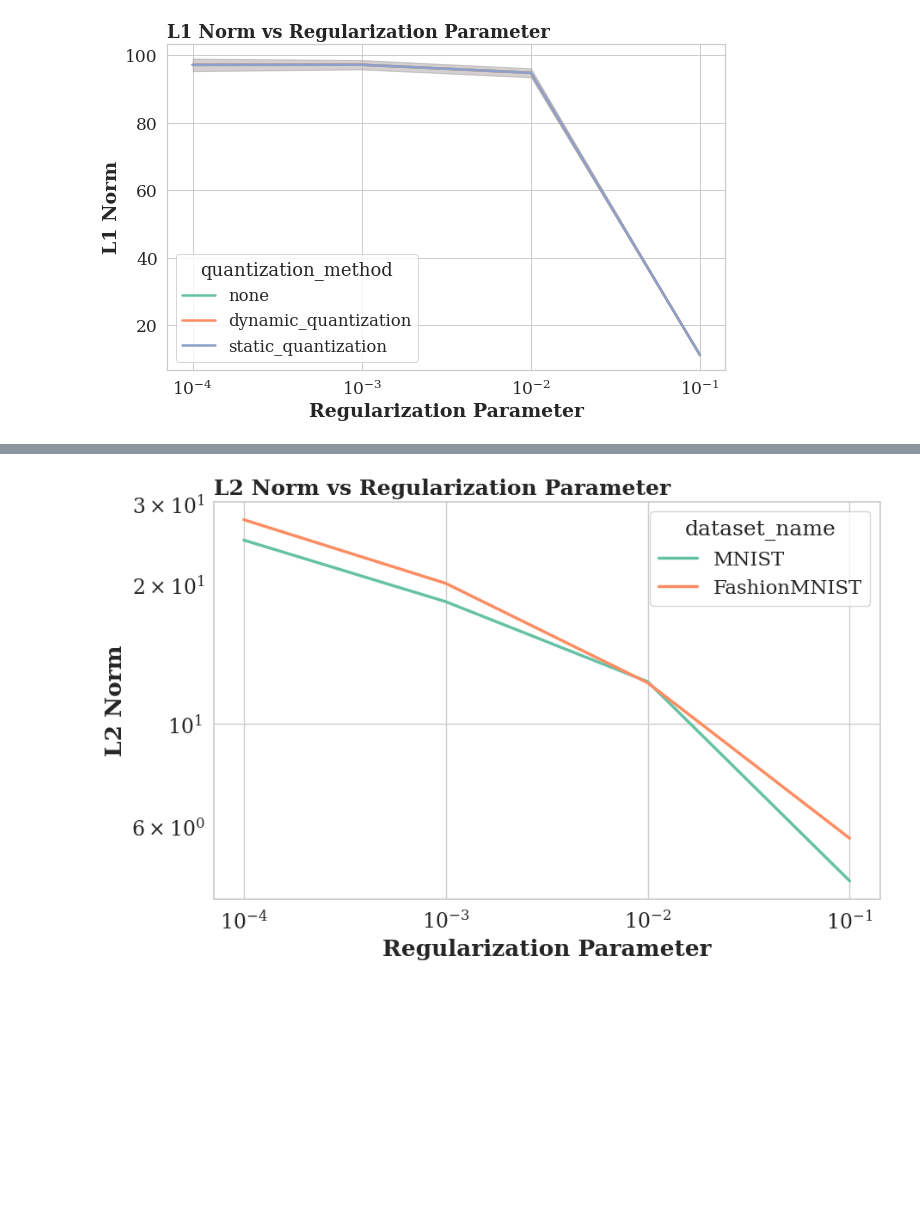
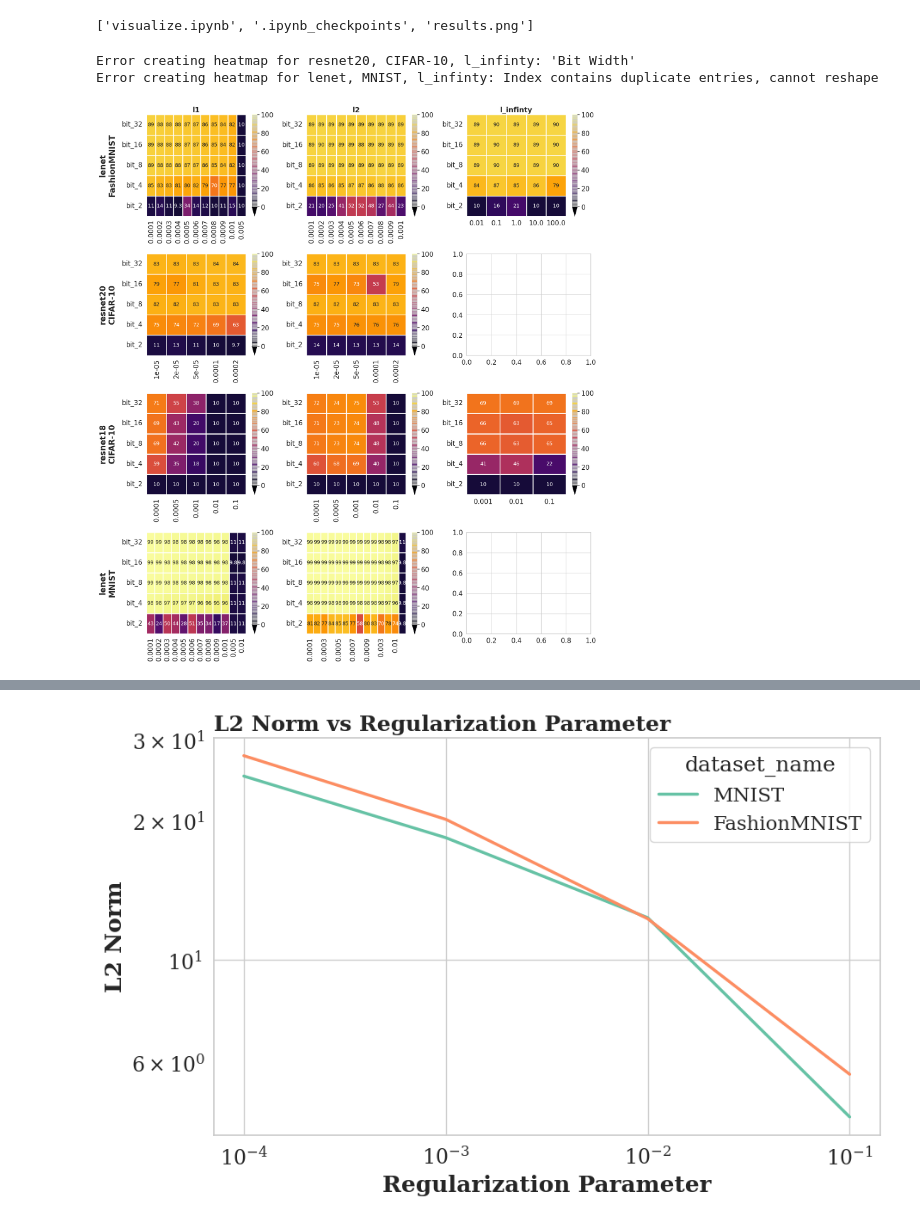
Before and after one commit to ishapira1/TinyML-RegulizationAndQuantization, a Jupyter notebook: notebooks/visualize.ipynb, the cells around one changed output, grey strips where cells are left out. Drawn from its saved outputs; the diff is of its cells as text; code cells hidden in the pictures; blank space fills up the shorter version.

Commit message:
new notebook, plots

```diff
--- a/notebooks/visualize.ipynb
+++ b/notebooks/visualize.ipynb
@@ -54,16 +24,4 @@ filtered_df
-# %%
-plt.figure(figsize=(10, 6))
-plot = sns.lineplot(
-    data=filtered_df[(filtered_df.regularization == 'l2') & (filtered_df.dataset_name == "MNIST")],
-    x='regularization_param',
-    y='train_accuracy',
-    hue='quantization_method',
-)
-plot.set_title('L1 Norm vs Regularization Parameter', fontweight='bold', loc='left')
-plot.set_xlabel('Regularization Parameter', fontweight='bold')
-plot.set_ylabel('L1 Norm', fontweight='bold')
-plt.xscale('log')
-# plt.yscale('log')
-plt.show()
-# %% [output]
-[figure, removed]
+# %%
+os.listdir("./")
+# %% [output]
+['visualize.ipynb', '.ipynb_checkpoints', 'results.png']
@@ -69,0 +70,60 @@ plt.show()
+# %%
+def plot_heatmap(ax, pivot_table, regularization, metric, set_ylabel, model_name='', dataset_name=''):
+    cbar_kws = {"orientation": "vertical",
+                "shrink": 1,
+                'extend': 'min',
+                'extendfrac': 0.1,
+                "drawedges": True}
+    sns.heatmap(pivot_table, annot=True, vmin=0, vmax=100, fmt=".2g", annot_kws={'size': 13},
+                linewidths=1, cmap="inferno", cbar_kws=cbar_kws, ax=ax)
+    if set_ylabel:
+        ax.set_ylabel(f"{model_name}\n{dataset_name}", rotation=90, labelpad=15, fontsize=20)
+    else:
+        ax.set_ylabel('')
+    ax.set_xlabel('')
+# %%
+# List of model and dataset pairs
+model_dataset_pairs = [
+    ('lenet', 'FashionMNIST'),
+    ('lenet', 'MNIST'),
+    ('resnet18', 'CIFAR-10'),
+    ('resnet20', 'CIFAR-10')
+]
+
+# Regularizations
+regularizations = ["l1", "l2", "l_infinty"]
+
+# Metric to be used
+metric = 'test_accuracy'
+
+# Find unique pairs in the dataframe
+unique_pairs = df[['model_name', 'dataset_name']].drop_duplicates().dropna()
+
+n_rows = len(unique_pairs)
+n_cols = len(regularizations)
+fig, axes = plt.subplots(n_rows, n_cols, figsize=(n_cols * 6, n_rows * 5))
+
+for i, (model_name, dataset_name) in enumerate(unique_pairs.values):
+    for j, regularization in enumerate(regularizations):
+        ax = axes[i, j]
+
+        # Set titles for the first row and handle y-axis labels
+        if i == 0:
+            ax.set_title(regularization)
+        set_ylabel = (j == 0)  # Set y-axis label only for the first plot in each row
+
+        # Compute and plot the heatmap
+        try:
+            pivot_table = create_pivot_table(df, model_name, dataset_name, regularization, metric)
+            plot_heatmap(ax, pivot_table, regularization, metric, set_ylabel, model_name, dataset_name)
+        except Exception as e:
+            print(f"Error creating heatmap for {model_name}, {dataset_name}, {regularization}: {e}")
+
+plt.tight_layout()
+plt.savefig("results.pdf", dpi=800)
+
+plt.show()
+# %% [output]
+Error creating heatmap for resnet20, CIFAR-10, l_infinty: 'Bit Width'
+Error creating heatmap for lenet, MNIST, l_infinty: Index contains duplicate entries, cannot reshape
+[figure, added]
```
Also changed, not shown: parts of 7 cells of this notebook, 1 other file.
